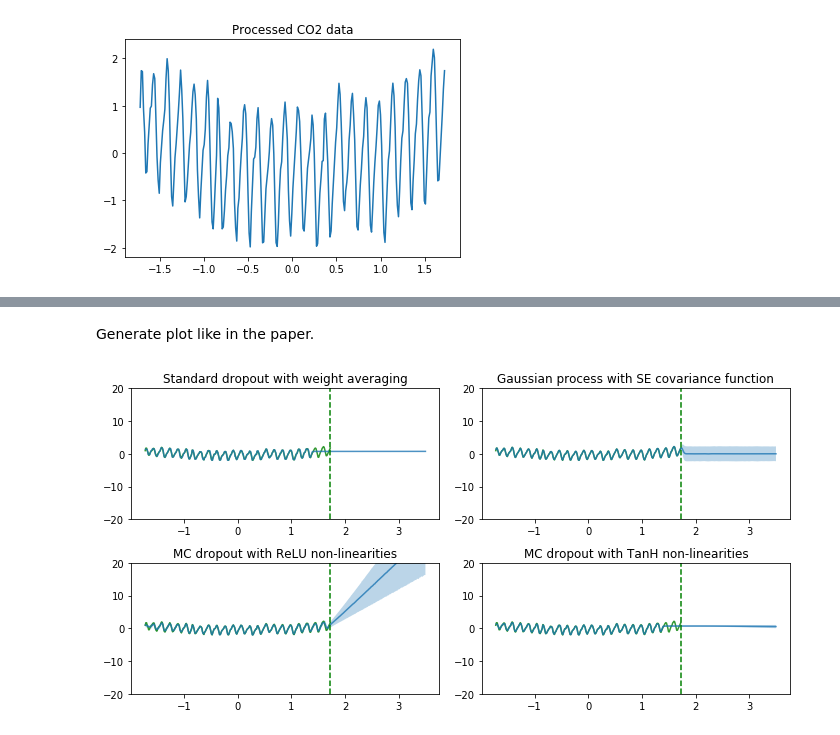
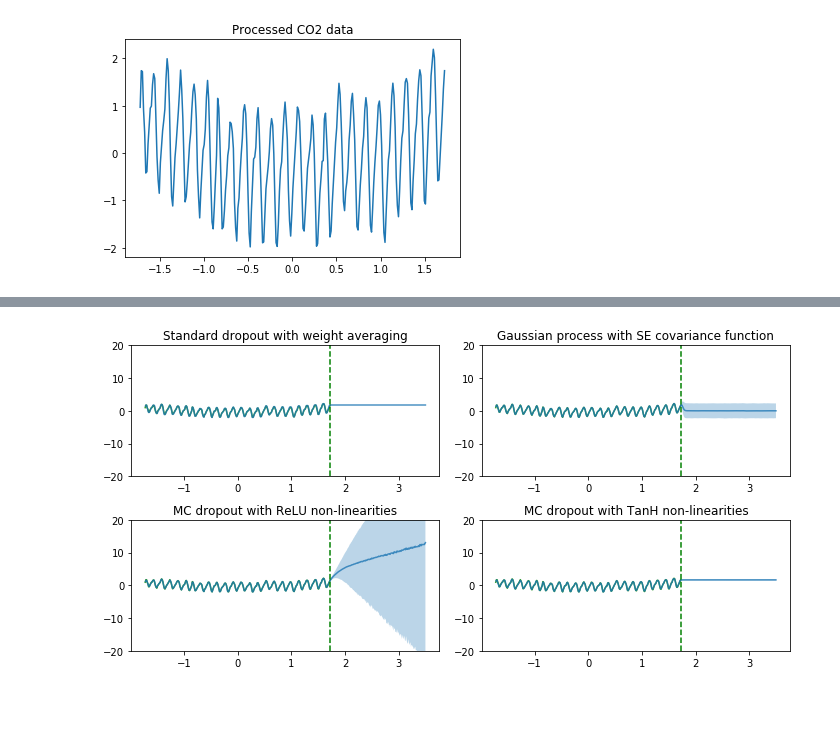
Before and after one commit to xuwd11/Dropout_Tutorial_in_PyTorch, a Jupyter notebook: index.ipynb, the cells around one changed output, grey strips where cells are left out. Drawn from its saved outputs; the diff is of its cells as text; code cells hidden in the pictures; blank space fills up the shorter version.

```diff
--- a/index.ipynb
+++ b/index.ipynb
@@ -259,14 +253,46 @@ import sys
 
 import warnings
 warnings.filterwarnings("ignore")
+
 import keras
 from keras import backend as K
 from keras.models import Sequential, Model
-from keras.layers import Dense, Dropout
-from keras.optimizers import Adam
+from keras.layers import Dense, Dropout, Activation, Conv2D, MaxPooling2D, Flatten, LSTM, RepeatVector, TimeDistributed
+from keras.optimizers import SGD, RMSprop, Adam
+from keras.callbacks import Callback, EarlyStopping, ModelCheckpoint
+
+from keras.utils import to_categorical
+from keras.regularizers import l2
+
 from keras.models import load_model
 
 import pymc3 as pm
+
+import numpy as np
+import pandas as pd
+import time
 import h5py
+
+%matplotlib inline
+import matplotlib
+import matplotlib.pyplot as plt
+import matplotlib.image as mpimg
+
+import seaborn as sns
+
+import pickle
+
+class IO:
+    def __init__(self, file_name):
+        self.file_name = file_name
+
+    def to_pickle(self, obj):
+        with open(self.file_name, 'wb') as output:
+            pickle.dump(obj, output, protocol=pickle.HIGHEST_PROTOCOL)
+
+    def read_pickle(self):
+        with open(self.file_name, 'rb') as input_:
+            obj = pickle.load(input_)
+        return obj
 # %% [output]
 Using TensorFlow backend.
@@ -275,11 +299,12 @@ Load data:
 # %%
-f = h5py.File('train_co2.h5', 'r')
+f = h5py.File('data/train.h5', 'r')
 data_train = np.concatenate((f['data'].value, f['label'].value), axis=1)
 f.close()
 X_train = data_train[:, 0].reshape(-1, 1)
 y_train = data_train[:, 1].reshape(-1, 1)
+print(data_train.shape)
 
-f = h5py.File('test_co2.h5', 'r')
+f = h5py.File('data/test.h5', 'r')
 data_test = np.concatenate((f['data'].value, f['label'].value), axis=1)
 f.close()
 
@@ -404,6 +411,8 @@ y_gp_std = ppc.std(axis=0)
-# %% [markdown]
-Generate plot like in the paper.
 # %%
+y_relu_pred, y_relu_mc, y_relu_mc_std = IO('results/co2_regression_MC_relu_results.pkl').read_pickle()
+y_tanh_pred, y_tanh_mc, y_tanh_mc_std = IO('results/co2_regression_MC_tanh_results.pkl').read_pickle()
+y_gp_pred, y_gp_std = IO('results/co2_regression_gp_results.pkl').read_pickle()
+
 plt.figure(figsize=(10, 5))
 
 plt.subplot(2, 2, 1)
@@ -412,31 +421,31 @@ plt.plot(X_test.squeeze(), y_tanh_pred, alpha=0.8);
 plt.axvline(X_train.squeeze()[-1], color='g',linestyle='--');
 plt.title('Standard dropout with weight averaging');
 plt.ylim([-20, 20]);
 
 plt.subplot(2, 2, 2)
 plt.plot(X_train.squeeze(), y_train.squeeze(), 'g', alpha=0.8);
 plt.plot(X_test.squeeze(), y_gp_pred, alpha=0.8);
 plt.axvline(X_train.squeeze()[-1], color='g',linestyle='--');
 plt.fill_between(X_test.squeeze(), y_gp_pred-2*y_gp_std, y_gp_pred+2*y_gp_std, alpha=0.3);
 plt.title('Gaussian process with SE covariance function');
 plt.ylim([-20, 20]);
 
 plt.subplot(2, 2, 3)
 plt.plot(X_train.squeeze(), y_train.squeeze(), 'g', alpha=0.8);
 plt.plot(X_test.squeeze(), y_relu_mc, alpha=0.8);
 plt.axvline(X_train.squeeze()[-1], color='g',linestyle='--');
 plt.fill_between(X_test.squeeze(), y_relu_mc-2*y_relu_mc_std, y_relu_mc+2*y_relu_mc_std, alpha=0.3);
 plt.title('MC dropout with ReLU non-linearities');
 plt.ylim([-20, 20]);
 
 plt.subplot(2, 2, 4)
 plt.plot(X_train.squeeze(), y_train.squeeze(), 'g', alpha=0.8);
 plt.plot(X_test.squeeze(), y_tanh_mc, alpha=0.8);
 plt.axvline(X_train.squeeze()[-1], color='g',linestyle='--');
 plt.fill_between(X_test.squeeze(), y_tanh_mc-2*y_tanh_mc_std, y_tanh_mc+2*y_tanh_mc_std, alpha=0.3);
 plt.title('MC dropout with TanH non-linearities');
 plt.ylim([-20, 20]);
 
 plt.tight_layout();
 # %% [output]
-[figure, old version]
+[figure, new version]
```
Also changed, not shown: parts of 20 cells of this notebook, 2 other files.
